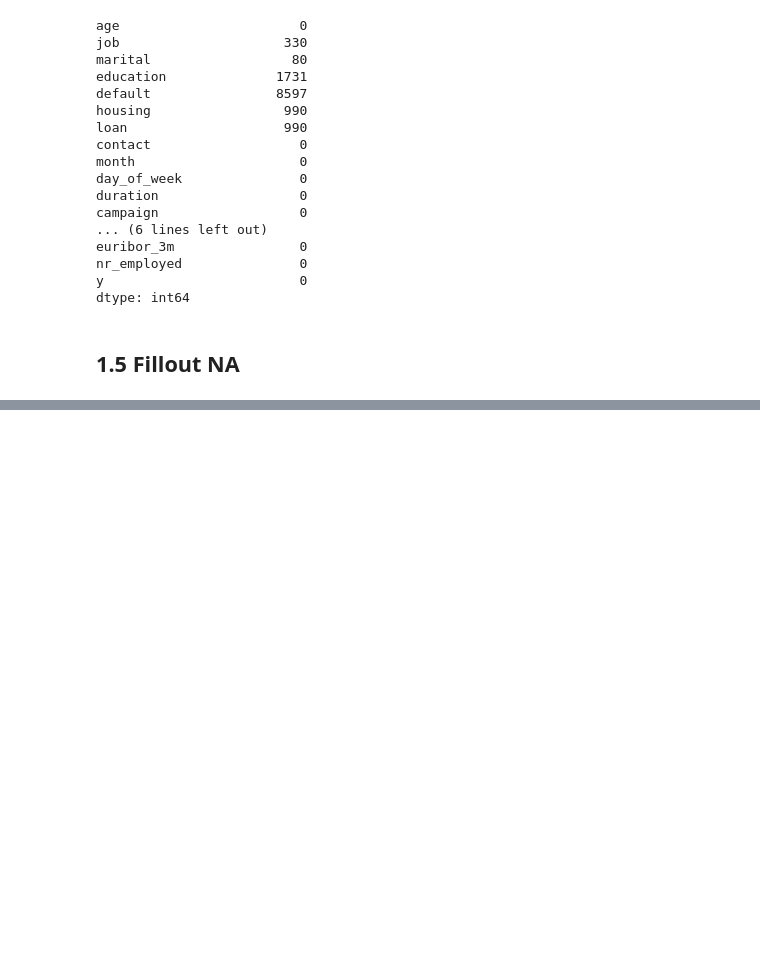
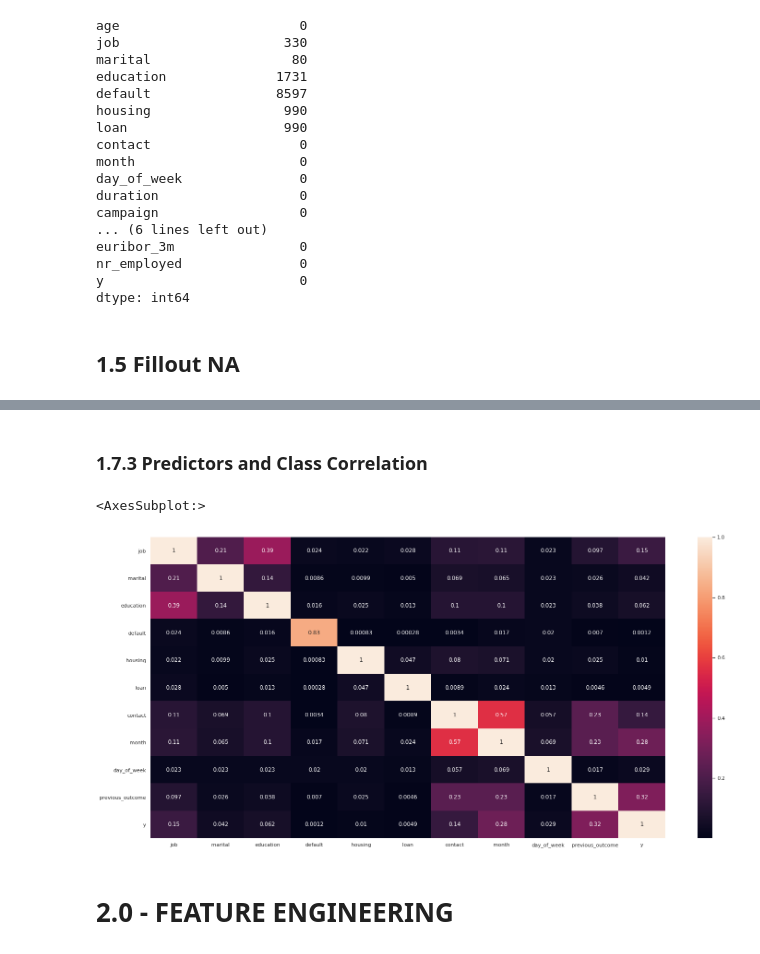
Before and after one commit to panambY/Bank_Marketing, a Jupyter notebook: Bank_Marketing.ipynb, the cells around one changed output, grey strips where cells are left out. Saved outputs shown, nothing was run; the diff lists cells and outputs as text; code cells hidden in the pictures; blank space fills up the shorter version.

Commit message:
finish description of data

```diff
--- a/Bank_Marketing.ipynb
+++ b/Bank_Marketing.ipynb
@@ -172 +169,4 @@ dtype: int64
+# %%
+# In this first cycle of the project i will drop all the NaN values.
+df1.dropna( inplace=True )
 # %%
@@ -191,0 +200,8 @@ df1[df1['job'].isna()==True]
+# %%
+df1['id'] = df1.index
+df1['id'] = df1['id'].apply( lambda x: str(x) )
+# %%
+df1 = df1[['id', 'age', 'job', 'marital', 'education', 'default', 'housing', 'loan',
+       'contact', 'month', 'day_of_week', 'duration', 'campaign',
+       'passed_days', 'previous', 'previous_outcome', 'employment_var_rate',
+       'consumer_price_idx', 'consumer_conf_idx', 'euribor_3m', 'nr_employed', 'y']]
@@ -191,0 +220,4 @@ df1[df1['job'].isna()==True]
+# %%
+num_attributes = df1.select_dtypes( include=['int64', 'float64'] )
+cat_attributes = df1.select_dtypes( exclude=['int64', 'float64', 'datetime64[ns]'] )
+time_attributes = df1.select_dtypes( include=['datetime64[ns]'] )
@@ -191,0 +362,31 @@ df1[df1['job'].isna()==True]
+# %% [markdown]
+### 1.7.3 Predictors and Class Correlation
+# %%
+# list of categorical attributes
+cat_attributes_list = cat_attributes.drop( 'id', axis=1 ).columns.tolist()
+
+corr_dict = {}
+for i in range( len( cat_attributes_list ) ):
+    corr_list = []
+    for j in range( len( cat_attributes_list ) ):
+        #print( 'Ref: {} - Feat: {}'.format( cat_attributes_list[i], cat_attributes_list[j] ) )
+        ref = cat_attributes_list[i]
+        feat = cat_attributes_list[j]
+
+        # correlation between two categorical variables
+        corr = cramer_v( cat_attributes[ ref ], cat_attributes[ feat ] )
+
+        # append to a list
+        corr_list.append( corr )
+
+    # append the correlation list for each ref attributes
+    corr_dict[ref] = corr_list
+
+d = pd.DataFrame( corr_dict )
+d = d.set_index( d.columns )
+sns.heatmap( d, annot=True )
+# %% [output]
+<AxesSubplot:>
+[figure, added]
+# %% [markdown]
+# 2.0 - FEATURE ENGINEERING
```
Also changed, not shown: parts of 20 cells of this notebook.
